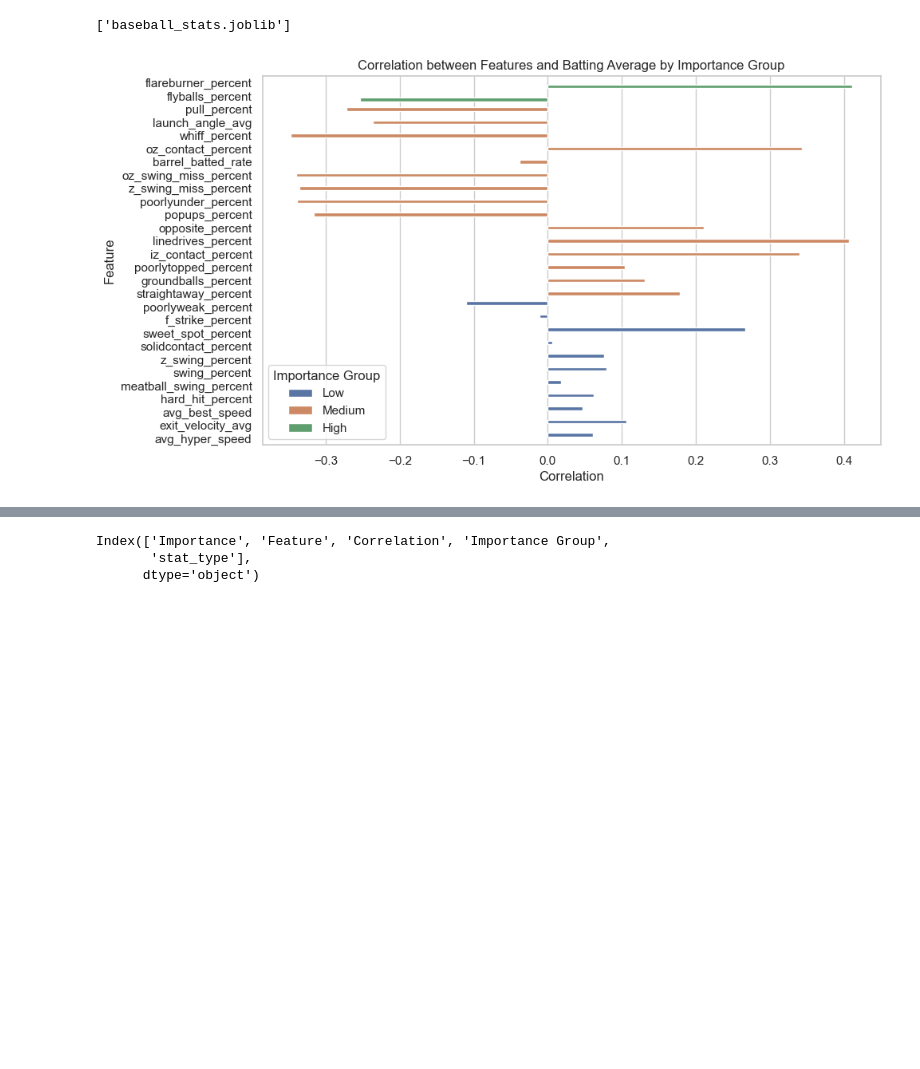
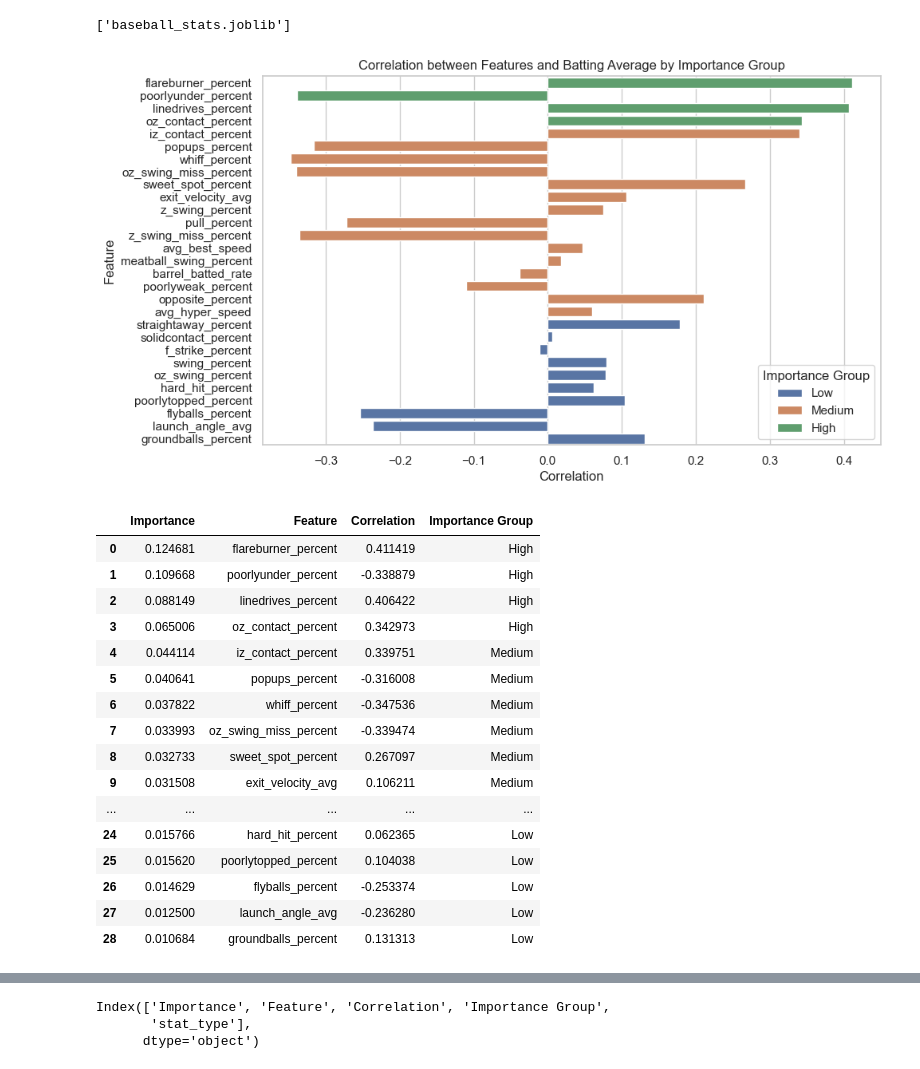
Before and after one commit to askarovamari/Project-4---Team-7, a Jupyter notebook: RandomForest.ipynb, the cells around one changed output, grey strips where cells are left out. Cells and saved outputs as stored; diff of their text form; code cells hidden in the pictures; blank space fills up the shorter version.

```diff
--- a/RandomForest.ipynb
+++ b/RandomForest.ipynb
@@ -149,7 +121,7 @@ df_cleaned
 # %%
 #Assign Variables to be Trained
 y = df_cleaned["batting_avg"]
-X = df_cleaned.drop(columns=['batting_avg', 'k_percent'], inplace=False)
+X = df_cleaned.drop(columns='batting_avg')
 # %%
 X
 # %% [output]
@@ -171,7 +143,7 @@ X
 X_train, X_test, y_train, y_test = train_test_split(X, y , test_size=0.2, random_state = 50)
 # %%
 #Create a Rabndom Forest Regressor Model
-rf_model = RandomForestRegressor(n_estimators=100, random_state=50)
+rf_model = RandomForestRegressor(n_estimators=500, random_state=27)
 # %%
 #Train the Model
 rf_model.fit(X_train, y_train)
@@ -395,81 +281,64 @@ dump(rf_model, 'baseball_stats.joblib')
 # %% [output]
 ['baseball_stats.joblib']
 # %%
-# Data
-feature_importances = [
-
-    (0.2100566730864189, 'flareburner_percent'),
-    (0.06303760082910298, 'flyballs_percent'),
-    (0.03259345869153395, 'pull_percent'),
-    (0.030878461697050413, 'launch_angle_avg'),
-    (0.025737978067616622, 'whiff_percent'),
-    (0.023898766147110336, 'oz_contact_percent'),
-    (0.022663761371190194, 'barrel_batted_rate'),
-    (0.021507352317718376, 'oz_swing_miss_percent'),
-    (0.019053378649915822, 'z_swing_miss_percent'),
-    (0.018297910494736464, 'poorlyunder_percent'),
-    (0.017830933656153087, 'popups_percent'),
-    (0.016935787548645997, 'opposite_percent'),
-    (0.01693383731098334, 'linedrives_percent'),
-    (0.01482882932900009, 'iz_contact_percent'),
-    (0.011975350040000714, 'poorlytopped_percent'),
-    (0.011905883577296704, 'groundballs_percent'),
-    (0.010545440049933496, 'straightaway_percent'),
-    (0.009461369237451413, 'poorlyweak_percent'),
-    (0.009265023952676662, 'f_strike_percent'),
-    (0.008717847095030574, 'sweet_spot_percent'),
-    (0.008243953837810153, 'solidcontact_percent'),
-    (0.008024263745781536, 'z_swing_percent'),
-    (0.007892363812501498, 'swing_percent'),
-    (0.007252230666159127, 'meatball_swing_percent'),
-    (0.005514754330202802, 'hard_hit_percent'),
-    (0.005015431937426336, 'avg_best_speed'),
-    (0.004994165470354362, 'exit_velocity_avg'),
-    (0.004027148905229652, 'avg_hyper_speed')
-]
 
 # Convert the feature importances into a DataFrame
 df_importance = pd.DataFrame(feature_importances, columns=['Importance', 'Feature'])
 
-# Define the batting average column name in your DataFrame
-batting_average_column = 'batting_avg'
-
 # Calculate correlations between features and batting average
 correlations = {}
 for feature in df_importance['Feature']:
-    correlation = df[[feature, batting_average_column]].corr().iloc[0, 1]
+    correlation = df[[feature, 'batting_avg']].corr().iloc[0, 1]
     correlations[feature] = correlation
 
 # Convert correlations into a DataFrame
 df_correlations = pd.DataFrame(correlations.items(), columns=['Feature', 'Correlation'])
 
 # Merge feature importance and correlation DataFrames
 df_merged = df_importance.merge(df_correlations, on='Feature')
 
 # Define thresholds for categorizing importance
-high_importance_threshold = 0.061
-low_importance_threshold = 0.01
+high_importance_threshold = 0.05
+low_importance_threshold = 0.02
 
 # Group features based on importance
 df_merged['Importance Group'] = pd.cut(df_merged['Importance'],
                                        bins=[-np.inf, low_importance_threshold, high_importance_threshold, np.inf],
                                        labels=['Low', 'Medium', 'High'])
 
 # Plot
 sns.set(style="whitegrid")
 plt.figure(figsize=(10, 6))
 sns.barplot(x='Correlation', y='Feature', hue='Importance Group', data=df_merged)
 plt.title('Correlation between Features and Batting Average by Importance Group')
 plt.xlabel('Correlation')
 plt.ylabel('Feature')
 plt.legend(title='Importance Group')
 
 # Save the output image to the Resources folder
 output_path = 'Resources/correlation_feature_importance.png'
 plt.savefig(output_path, bbox_inches='tight')
 plt.show()
+df_merged
 # %% [output]
-[figure, old version]
+[figure, new version]
+|  | Importance | Feature | Correlation | Importance Group |
+| 0 | 0.124681 | flareburner_percent | 0.411419 | High |
+| 1 | 0.109668 | poorlyunder_percent | -0.338879 | High |
+| 2 | 0.088149 | linedrives_percent | 0.406422 | High |
+| 3 | 0.065006 | oz_contact_percent | 0.342973 | High |
+| 4 | 0.044114 | iz_contact_percent | 0.339751 | Medium |
+| 5 | 0.040641 | popups_percent | -0.316008 | Medium |
+| 6 | 0.037822 | whiff_percent | -0.347536 | Medium |
+| 7 | 0.033993 | oz_swing_miss_percent | -0.339474 | Medium |
+| 8 | 0.032733 | sweet_spot_percent | 0.267097 | Medium |
+| 9 | 0.031508 | exit_velocity_avg | 0.106211 | Medium |
+| ... | ... | ... | ... | ... |
+| 24 | 0.015766 | hard_hit_percent | 0.062365 | Low |
+| 25 | 0.015620 | poorlytopped_percent | 0.104038 | Low |
+| 26 | 0.014629 | flyballs_percent | -0.253374 | Low |
+| 27 | 0.012500 | launch_angle_avg | -0.236280 | Low |
+| 28 | 0.010684 | groundballs_percent | 0.131313 | Low |
 # %%
 df_merged.head(45)
 df_merged['stat_type'] = None
```
Also changed, not shown: parts of 21 cells of this notebook, 7 other files.
